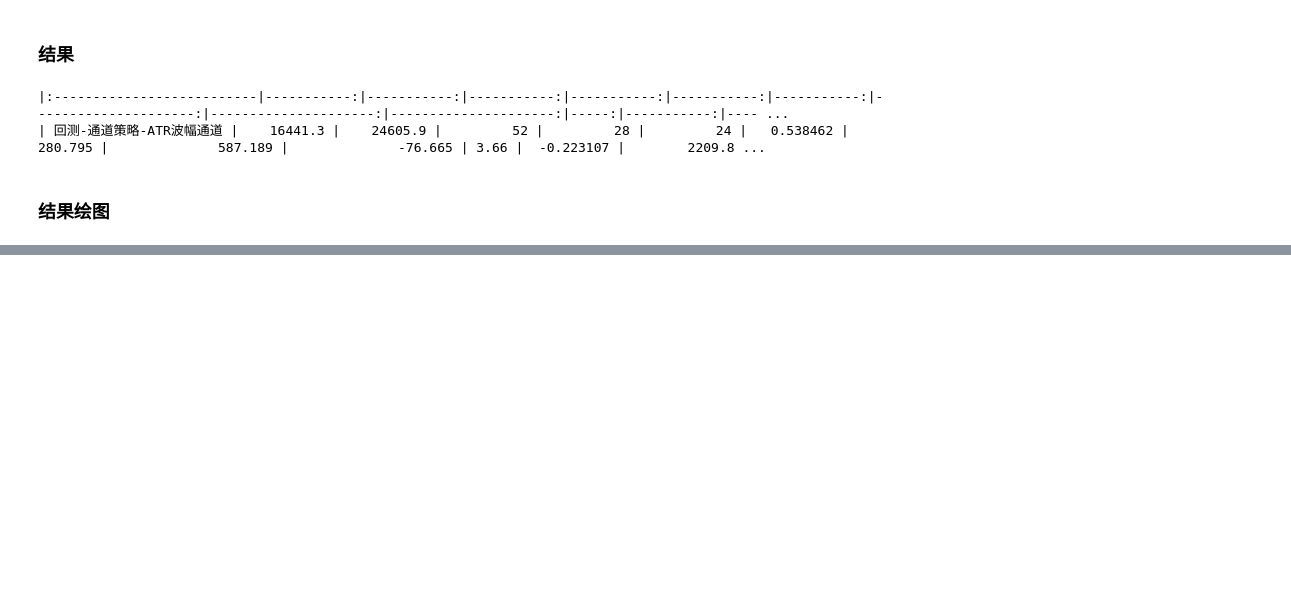
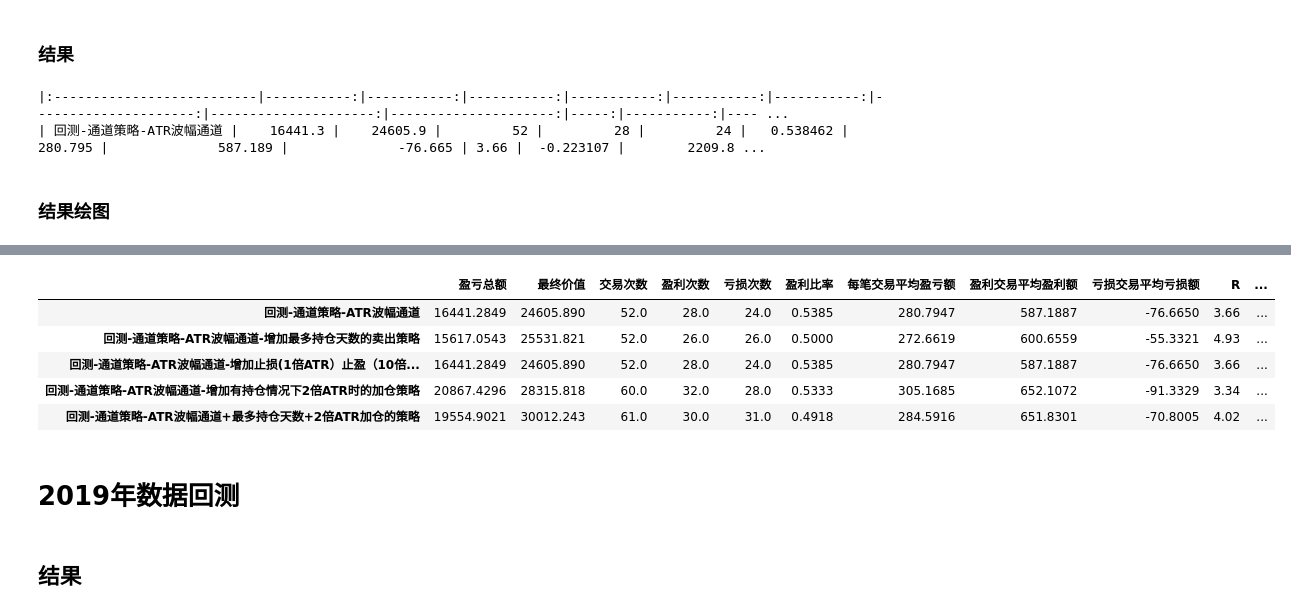
Before and after one commit to GuQiangJS/gquant-example, a Jupyter notebook: 策略测试-通道策略-ATR波幅通道.ipynb, the cells around one changed output, grey strips where cells are left out. Drawn from its saved outputs; the diff is of its cells as text; code cells hidden in the pictures; blank space fills up the shorter version.

```diff
--- a/策略测试-通道策略-ATR波幅通道.ipynb
+++ b/策略测试-通道策略-ATR波幅通道.ipynb
@@ -399,0 +628,25 @@ bt1.plot_returns_cmp()
+# %%
+buy_factors = [
+    {
+        'class': BuyStrategy1,
+        # 仓位管理
+        'position': {
+            'class': Position1
+        }
+    },
+    {
+        'class': BuyStrategy2,
+        # 仓位管理
+        'position': {
+            'class': Position1
+        }
+    }
+]
+# 卖出因子
+sell_factors = [{
+    'class': SellStrategy1,
+},
+    {
+    'class': SellStrategy2,
+}]
+bt5 = backtest(buy_factors, sell_factors)
@@ -399,0 +659,15 @@ bt1.plot_returns_cmp()
+# %%
+gquant.pd.concat([bt1.profit_series(name='回测-通道策略-ATR波幅通道'),
+                  bt2.profit_series(name='回测-通道策略-ATR波幅通道-增加最多持仓天数的卖出策略'),
+                  bt3.profit_series(name='回测-通道策略-ATR波幅通道-增加止损(1倍ATR）止盈（10倍ATR）'),
+                  bt4.profit_series(name='回测-通道策略-ATR波幅通道-增加有持仓情况下2倍ATR时的加仓策略'),
+                  bt5.profit_series(name='回测-通道策略-ATR波幅通道+最多持仓天数+2倍ATR加仓的策略')], axis=1).T
+# %% [output]
+|  | 盈亏总额 | 最终价值 | 交易次数 | 盈利次数 | 亏损次数 | 盈利比率 | 每笔交易平均盈亏额 | 盈利交易平均盈利额 | 亏损交易平均亏损额 | R | ... |
+| 回测-通道策略-ATR波幅通道 | 16441.2849 | 24605.890 | 52.0 | 28.0 | 24.0 | 0.5385 | 280.7947 | 587.1887 | -76.6650 | 3.66 | ... |
+| 回测-通道策略-ATR波幅通道-增加最多持仓天数的卖出策略 | 15617.0543 | 25531.821 | 52.0 | 26.0 | 26.0 | 0.5000 | 272.6619 | 600.6559 | -55.3321 | 4.93 | ... |
+| 回测-通道策略-ATR波幅通道-增加止损(1倍ATR）止盈（10倍... | 16441.2849 | 24605.890 | 52.0 | 28.0 | 24.0 | 0.5385 | 280.7947 | 587.1887 | -76.6650 | 3.66 | ... |
+| 回测-通道策略-ATR波幅通道-增加有持仓情况下2倍ATR时的加仓策略 | 20867.4296 | 28315.818 | 60.0 | 32.0 | 28.0 | 0.5333 | 305.1685 | 652.1072 | -91.3329 | 3.34 | ... |
+| 回测-通道策略-ATR波幅通道+最多持仓天数+2倍ATR加仓的策略 | 19554.9021 | 30012.243 | 61.0 | 30.0 | 31.0 | 0.4918 | 284.5916 | 651.8301 | -70.8005 | 4.02 | ... |
+# %% [markdown]
+# 2019年数据回测
@@ -399,0 +700,2 @@ bt1.plot_returns_cmp()
+# %% [markdown]
+## 结果
```
Also changed, not shown: parts of 35 cells of this notebook.
